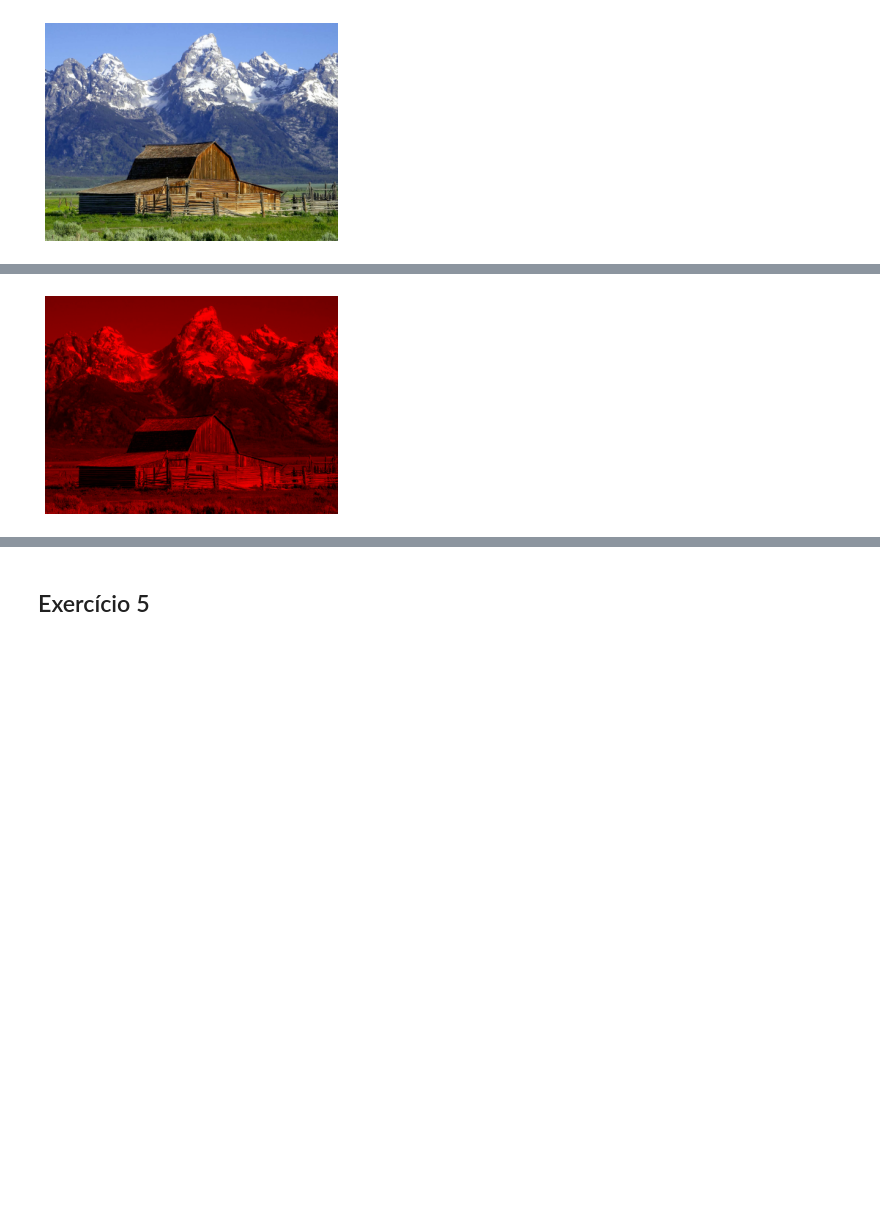
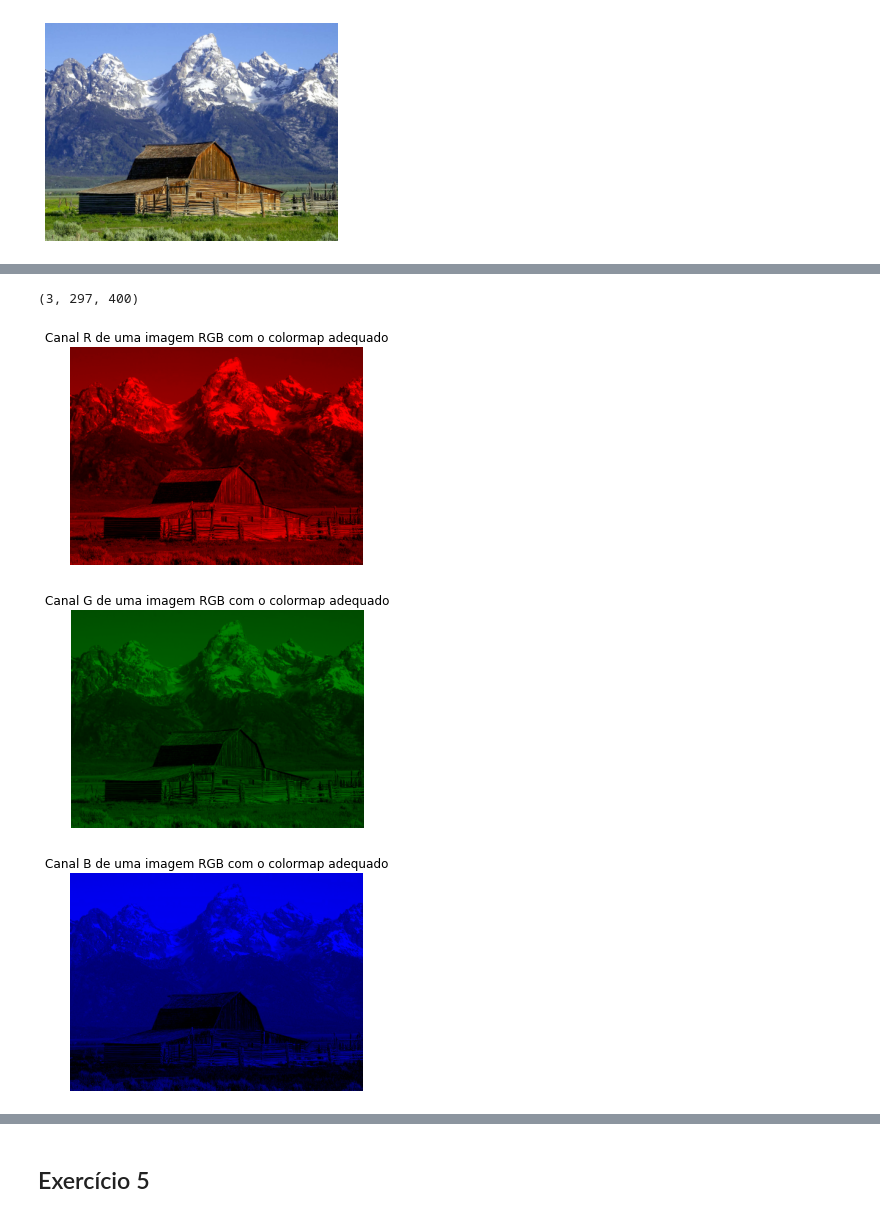
Before and after one commit to sbalves/MULT, a Jupyter notebook: TP1.ipynb, the cells around one changed output, grey strips where cells are left out. Saved outputs shown, nothing was run; the diff lists cells and outputs as text; code cells hidden in the pictures; blank space fills up the shorter version.

```diff
--- a/TP1.ipynb
+++ b/TP1.ipynb
@@ -140,13 +130,17 @@ def decoder(image):
     pass
 # %% [markdown]
 ## Exercício 3
+# %%
+def plot_image(image, colormap=create_colormap(['black', 'white']), title=""):
+    plt.figure()
+    plt.title(title)
+    plt.imshow(image, colormap)
+    plt.axis('off')
+    plt.show()
 # %%
 ## read image
 def read_image(image_name):
     image = np.array(plt.imread(image_name))
-    plt.imshow(image)
-    plt.axis('off')
-    plt.show()
     return image
 # %%
 image = read_image('./imagens/barn_mountains.bmp')
@@ -161,11 +156,4 @@ red_map = create_colormap(['black', 'red'])
 green_map = create_colormap(['black', 'green'])
 blue_map = create_colormap(['black', 'blue'])
 random_map = create_colormap(['blue', 'orange', 'pink'])
-# %%
-def plot_image(image, colormap=['black', 'white'], title=""):
-    plt.figure()
-    plt.title(title)
-    plt.imshow(image, colormap)
-    plt.axis('off')
-    plt.show()
 # %%
@@ -181,6 +163,6 @@ plot_image(image, random_map)
 # %%
 def get_image_rgb(image):
-    return (image[:, :, 0], image[:, :, 1], image[:, :, 2])
+    return np.array((image[:, :, 0], image[:, :, 1], image[:, :, 2]))
 # %%
 def get_image_from_rgb(rgb):
     lines, columns = rgb[0].shape
@@ -191,7 +173,13 @@ def get_image_from_rgb(rgb):
     return img
 # %%
 img_rgb = get_image_rgb(image)
-plot_image(img_rgb[0], red_map)
+print(img_rgb.shape)
+plot_image(img_rgb[0], red_map, 'Canal R de uma imagem RGB com o colormap adequado')
+plot_image(img_rgb[1], green_map, 'Canal G de uma imagem RGB com o colormap adequado')
+plot_image(img_rgb[2], blue_map, 'Canal B de uma imagem RGB com o colormap adequado')
 # %% [output]
+(3, 297, 400)
-[figure, old version]
+[figure, new version]
+[figure, added]
+[figure, added]
 # %%
```
Also changed, not shown: parts of 13 cells of this notebook.
